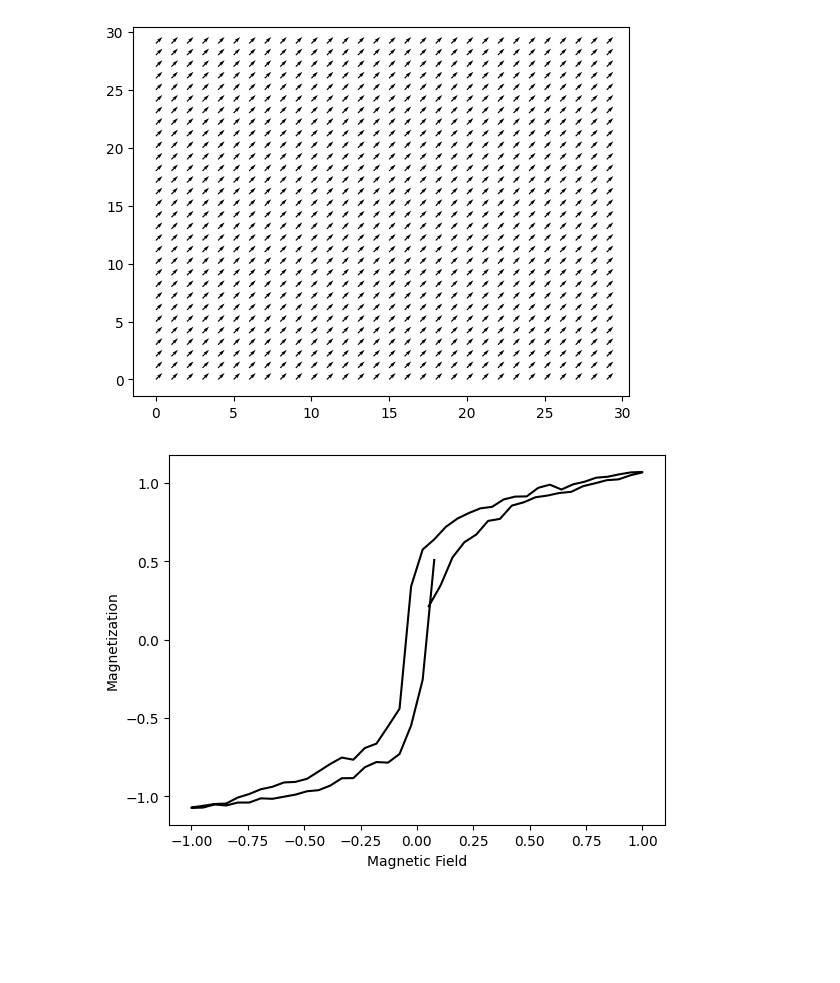
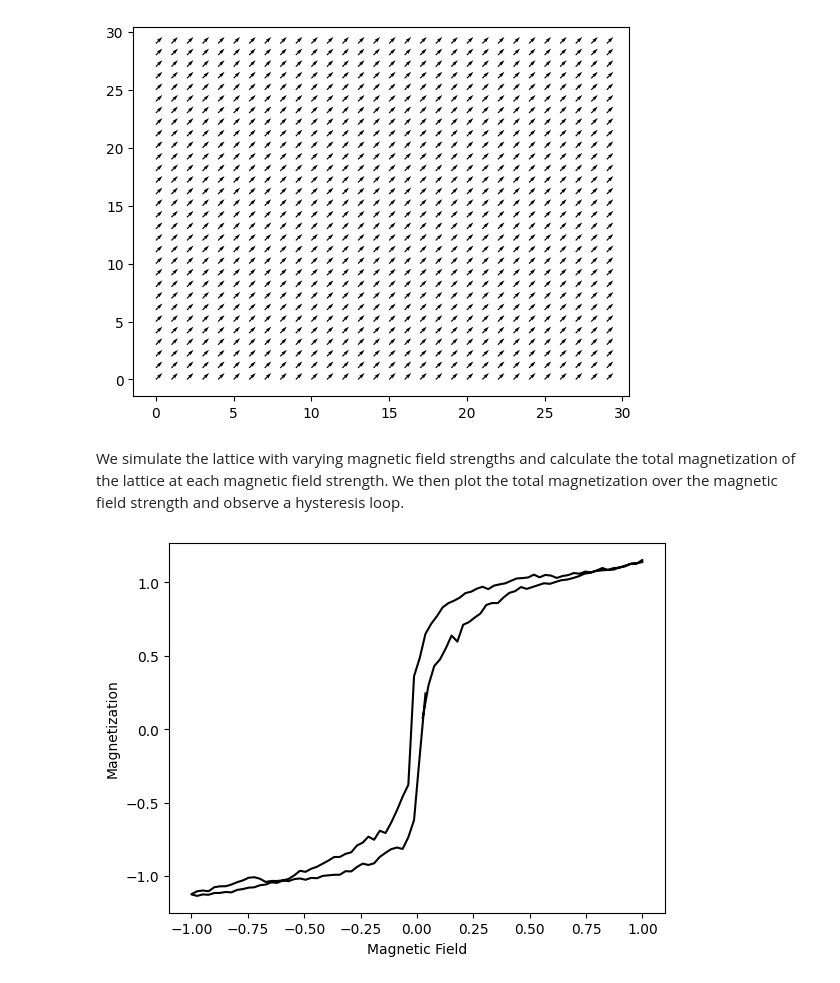
Before and after one commit to TimBerti/magnetic-dipole-lattice, a Jupyter notebook: notebooks/magnetic_dipole_lattice.ipynb, the cells around one changed output. Cells and saved outputs as stored; diff of their text form; code cells hidden in the pictures; blank space fills up the shorter version.

```diff
--- a/notebooks/magnetic_dipole_lattice.ipynb
+++ b/notebooks/magnetic_dipole_lattice.ipynb
@@ -18,7 +22,7 @@ def generate_lattice(n=30, temperature=1.0):
     """
 
     theta = np.random.rand(n, n) * 2 * np.pi
-    omega = np.random.randn(n, n) * temperature
+    omega = np.random.randn(n, n) * np.sqrt(temperature)
 
     return theta, omega
 
@@ -178,28 +201,30 @@ magnetic_field = (np.ones(theta.shape), np.ones(theta.shape))
 plt.quiver(magnetic_field[0], magnetic_field[1]);
 # %% [output]
 [figure]
+# %% [markdown]
+We simulate the lattice with varying magnetic field strengths and calculate the total magnetization of the lattice at each magnetic field strength. We then plot the total magnetization over the magnetic field strength and observe a hysteresis loop.
 # %%
-n_field_strengths = 100
-steps_per_field_strength = 100
+n_field_strengths = 200
+steps_per_field_strength = 200
 fied_strengths = np.concatenate((
     np.linspace(0, 1, n_field_strengths // 5),
     np.linspace(1, -1, 2 * n_field_strengths // 5),
     np.linspace(-1, 1, 2 * n_field_strengths // 5),
     ))
 
 theta, omega = generate_lattice()
 total_magnetization = []
 for beta in fied_strengths:
     average_magnetization = []
     for step in range(steps_per_temp):
         theta, omega = update_lattice(theta, omega, field=magnetic_field, beta=beta)
         if step > 3 * steps_per_temp // 4:
             average_magnetization.append(np.mean(np.cos(theta)) + np.mean(np.sin(theta)))
     total_magnetization.append(np.mean(average_magnetization))
 
-plt.plot(fied_strengths[1:82], total_magnetization[1:82], color='black')
+plt.plot(fied_strengths[1:162], total_magnetization[1:162], color='black')
 plt.xlabel('Magnetic Field')
 plt.ylabel('Magnetization')
 plt.show()
 # %% [output]
-[figure, old version]
+[figure, new version]
```
Also changed, not shown: parts of 13 cells of this notebook, 2 other files.
